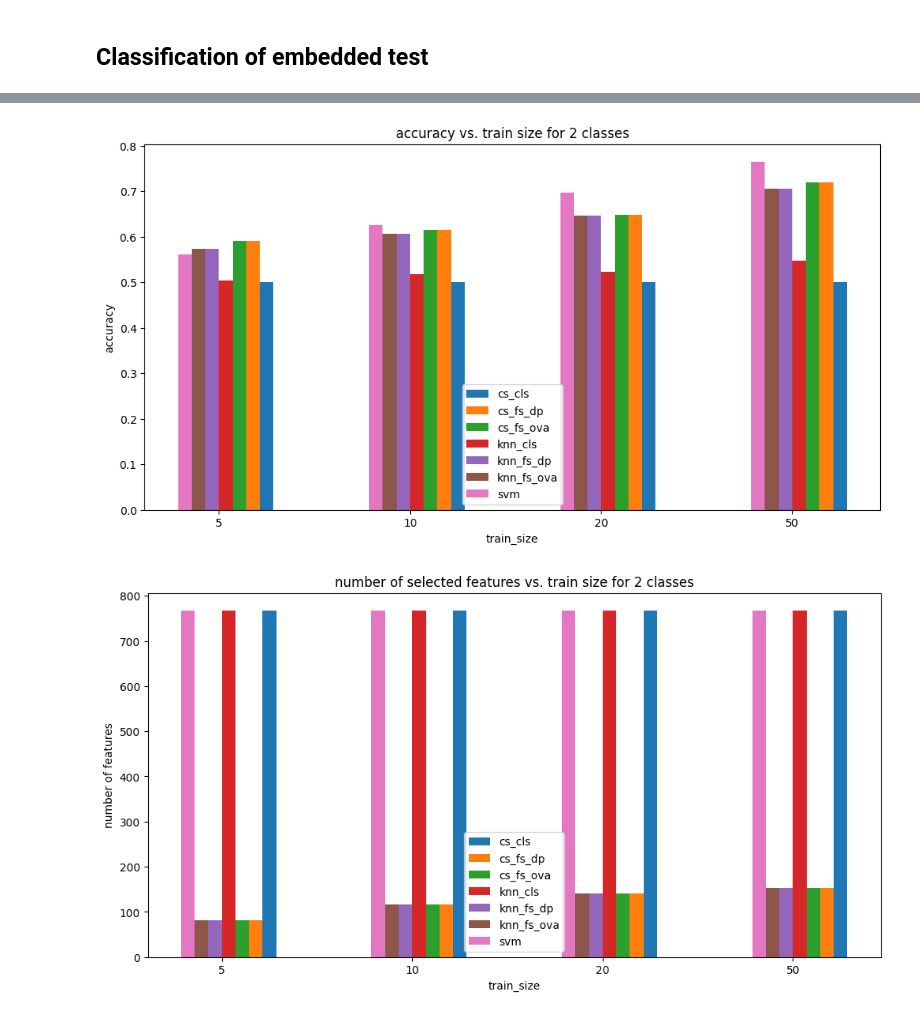
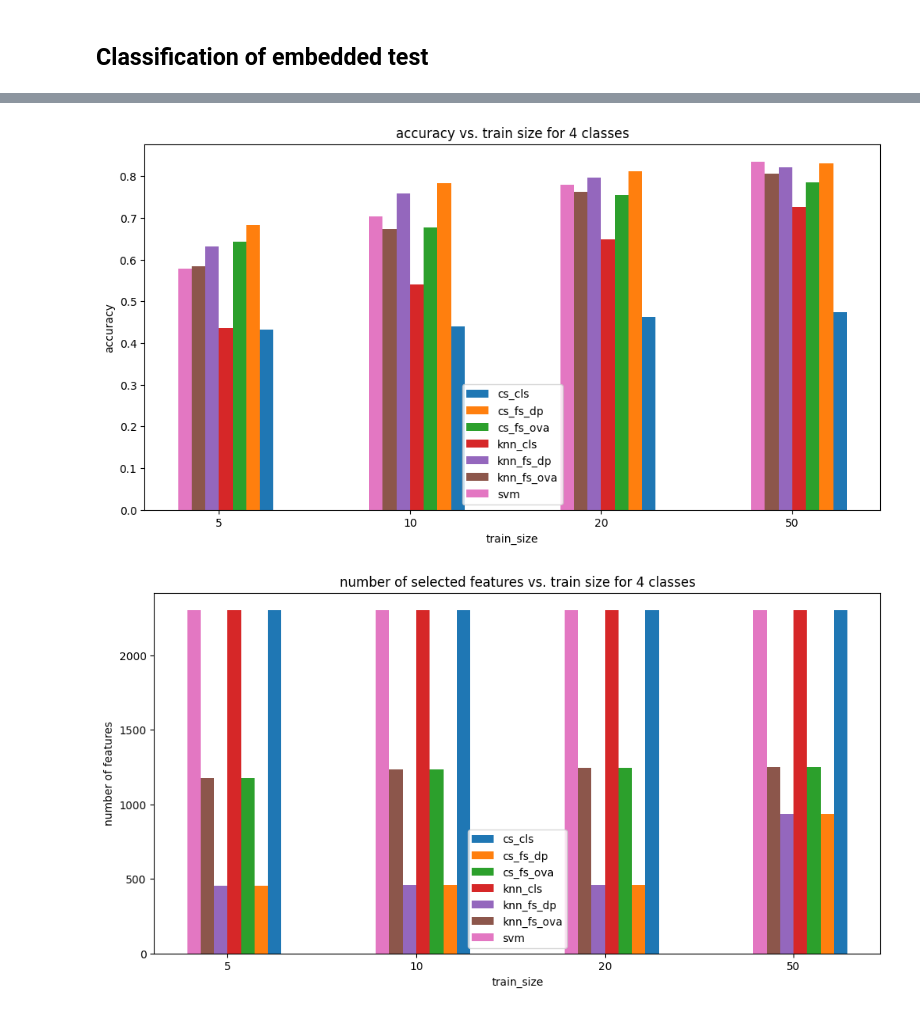
Before and after one commit to roei-go/HC-feature-selection, a Jupyter notebook: experiments/Code/text_classification_with_pretrained_transformers.ipynb, the cells around one changed output, grey strips where cells are left out. Drawn from its saved outputs; the diff is of its cells as text; code cells hidden in the pictures.

Commit message:
- Add the ag_news data (4 classes)

```diff
--- a/experiments/Code/text_classification_with_pretrained_transformers.ipynb
+++ b/experiments/Code/text_classification_with_pretrained_transformers.ipynb
@@ -82,9 +100,9 @@ False
 bert_embeddings = np.empty((num_sentences_to_embed,embed_dim))
 tic = time.perf_counter()
 for i in range(len(train_sentences)):
-    input = bert_tokenizer(train_sentences[i], padding=True, truncation=True, max_length=512, return_tensors="pt")
+    input = bert_tokenizer(train_sentences[i], padding=True, truncation=True, max_length=256, return_tensors="pt")
     with torch.no_grad():
-        output = bert_model(**input, output_hidden_states=True)
+        output = bert_model(**input)
     # as the sentence embedding we're taking the hidden state corresponding to the [CLS] token
     bert_embeddings[i,:] = output.last_hidden_state[:,0,:].numpy()
     if (i%100 == 0) and (i != 0):
@@ -157,6 +175,6 @@ so far, 437.8520 seconds passed
 # %%
 from transformers import XLNetModel
 
-xlnet_tokenizer = AutoTokenizer.from_pretrained("xlnet-base-cased")
+xlnet_tokenizer = AutoTokenizer.from_pretrained("xlnet-base-cased", cache_dir=models_dir)
 xlnet_model = XLNetModel.from_pretrained("xlnet-base-cased", cache_dir=models_dir)
 # %% [output]
@@ -207,8 +221,8 @@ so far, 495.7874 seconds passed
 # %%
 from transformers import AutoTokenizer, BartModel
 
-bart_tokenizer = AutoTokenizer.from_pretrained("facebook/bart-base")
-bart_model = BartModel.from_pretrained("facebook/bart-base")
+bart_tokenizer = AutoTokenizer.from_pretrained("facebook/bart-base", cache_dir=models_dir)
+bart_model = BartModel.from_pretrained("facebook/bart-base", cache_dir=models_dir)
 embed_dim = bart_model.config.hidden_size
 print(f"embedding dimension = {embed_dim}")
 # %% [output]
@@ -246,7 +260,7 @@ so far, 392.7172 seconds passed
 # %% [markdown]
 ## Classification of embedded test
 # %%
-embed_list = [gpt2_embeddings]
+embed_list = [bart_embeddings,bert_embeddings,xlnet_embeddings]
 X = np.concatenate(embed_list,axis=1)
 print(f"X shape = {X.shape}")
 # %% [output]
@@ -284,7 +298,7 @@ bar_labels = ['cs_cls', 'cs_fs_dp', 'cs_fs_ova', 'knn_cls', 'knn_fs_dp', 'knn_fs
 num_experiments = 50
 num_splits = 5
 # define possible sizes for the train set (number of train examples per class)
-num_classes = 2
+num_classes = 4
 accuracies = np.empty((len(classifiers),len(train_sizes),num_experiments))
 accuracies_w_noise = np.empty((len(classifiers),len(train_sizes),num_experiments))
 num_features = np.empty((len(classifiers),len(train_sizes),num_experiments))
@@ -338,2 +352,2 @@ classifier svm, mean accuracy is 0.7653555555555556, std accuracy is 0.026301847
-[figure, old version]
+[figure, new version]
-[figure, old version]
+[figure, new version]
```
Also changed, not shown: parts of 18 cells of this notebook.
